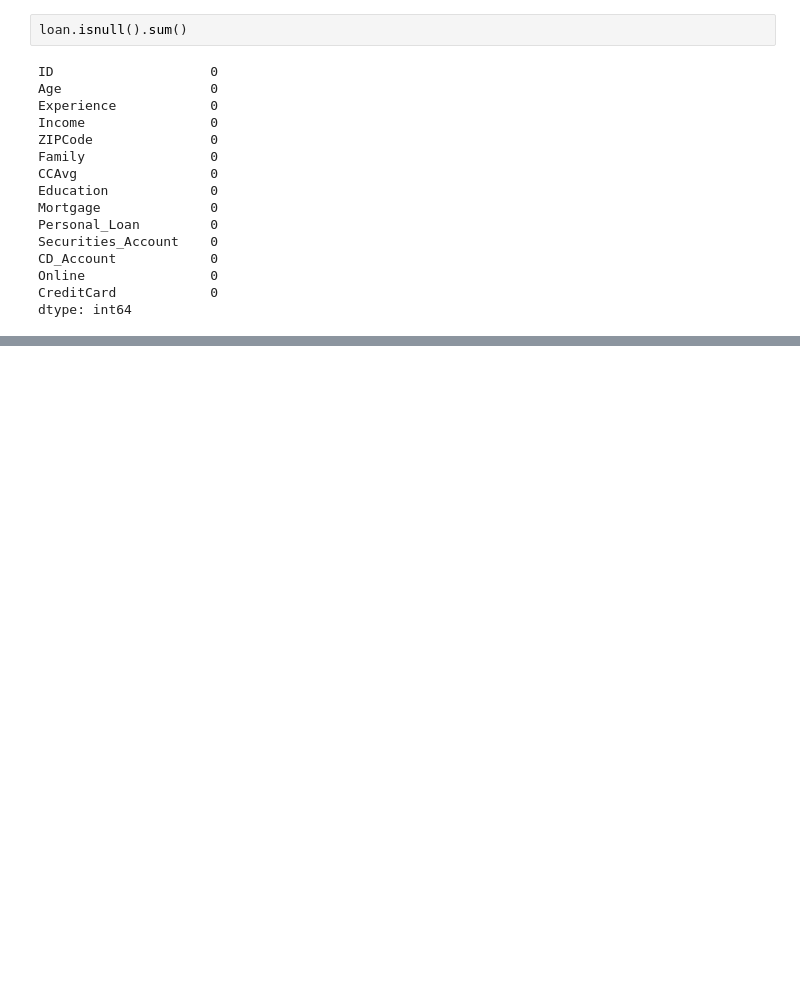
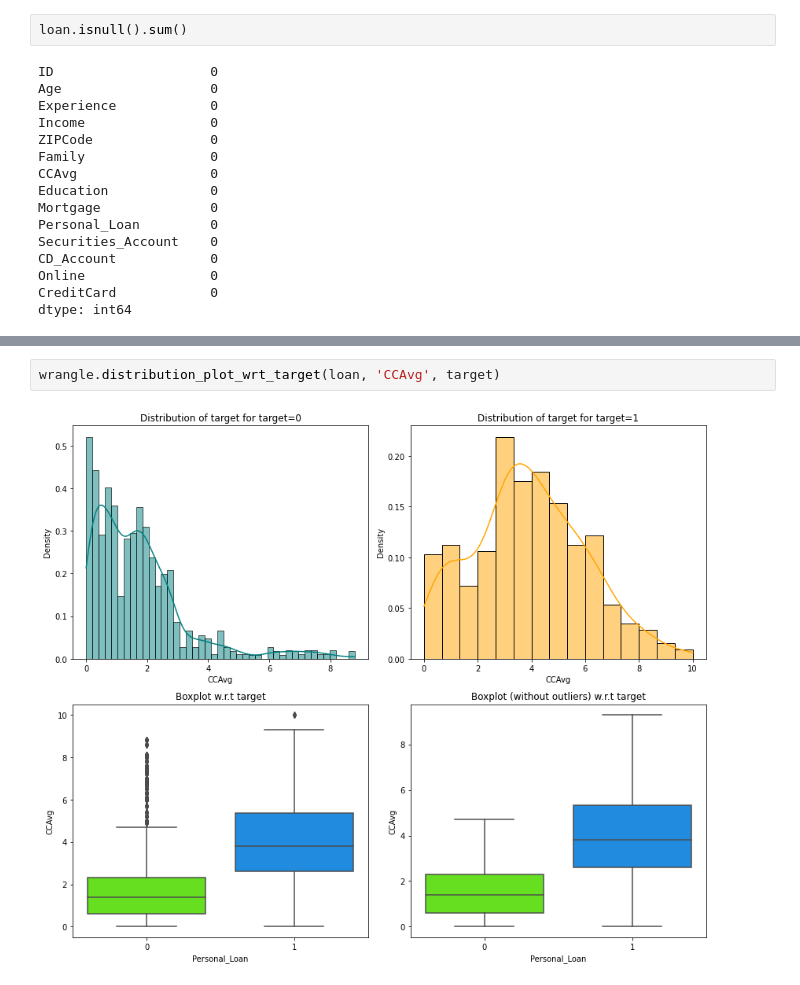
Before and after one commit to cfreeman22/loan_modeling_project, a Jupyter notebook: loan_modeling.ipynb, the cells around one changed output, grey strips where cells are left out. Cells and saved outputs as stored; diff of their text form; blank space fills up the shorter version.

```diff
--- a/loan_modeling.ipynb
+++ b/loan_modeling.ipynb
@@ -277,2 +426,6 @@ expected:
+# %%
+wrangle.distribution_plot_wrt_target(loan, 'CCAvg', target)
+# %% [output]
+[figure, added]
 # %%
 wrangle.explore_multivariate(loan, target, cat_var, quant_vars2)
```
Also changed, not shown: parts of 30 cells of this notebook.
